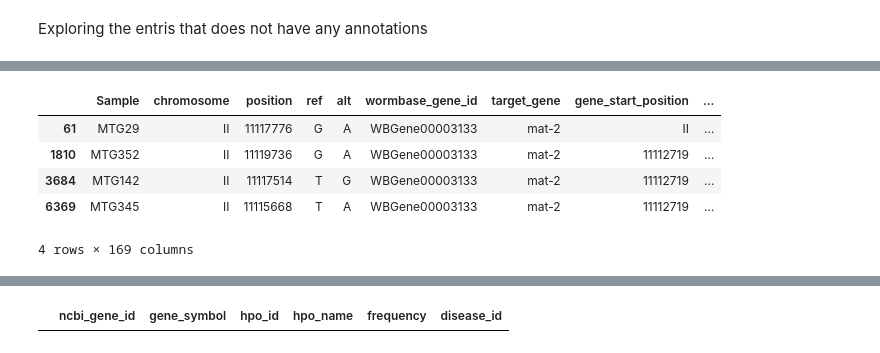
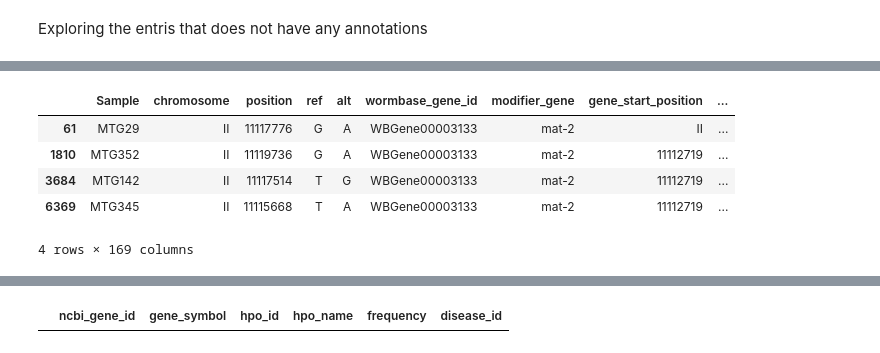
Before and after one commit to MTG-Lab/modspy-data, a Jupyter notebook: notebooks/1_preprocessing.ipynb, the cells around one changed output, grey strips where cells are left out. Drawn from its saved outputs; the diff is of its cells as text; code cells hidden in the pictures.

```diff
--- a/notebooks/1_preprocessing.ipynb
+++ b/notebooks/1_preprocessing.ipynb
@@ -711,4 +650,4 @@ olida_pairs['is_modifier'] = 0
 # Rename columns to indicate same information
 jvl.rename(columns={'QueryGene': 'target_gene', 'SuppressorGene': 'modifier_gene'}, inplace=True)
 olida_pairs.rename(columns={'gene_a': 'target_gene', 'gene_b': 'modifier_gene'}, inplace=True)
-m_df.rename(columns={'gene_symbol': 'target_gene', 'target_gene_symbol': 'modifier_gene'}, inplace=True)
+m_df.rename(columns={'gene_symbol': 'modifier_gene', 'target_gene_symbol': 'target_gene'}, inplace=True)
@@ -836,7 +861,7 @@ del __df
 # %%
-display(m_df[m_df['target_gene']=='mat-2']) # ***Obsolite gene***
+display(m_df[m_df['modifier_gene']=='mat-2']) # ***Obsolite gene***
 # %% [output]
-|  | Sample | chromosome | position | ref | alt | wormbase_gene_id | target_gene | gene_start_position | ... |
+|  | Sample | chromosome | position | ref | alt | wormbase_gene_id | modifier_gene | gene_start_position | ... |
 | 61 | MTG29 | II | 11117776 | G | A | WBGene00003133 | mat-2 | II | ... |
 | 1810 | MTG352 | II | 11119736 | G | A | WBGene00003133 | mat-2 | 11112719 | ... |
 | 3684 | MTG142 | II | 11117514 | T | G | WBGene00003133 | mat-2 | 11112719 | ... |
```
Also changed, not shown: parts of 56 cells of this notebook, 7 other files.
